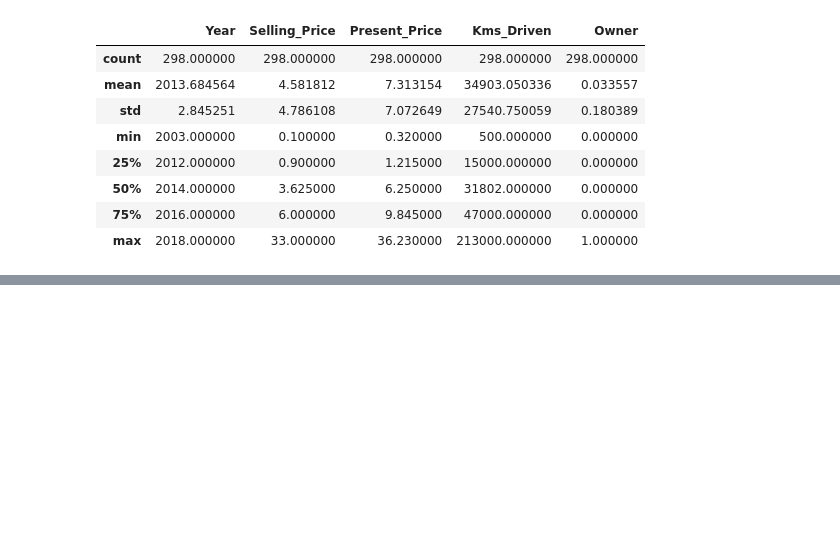
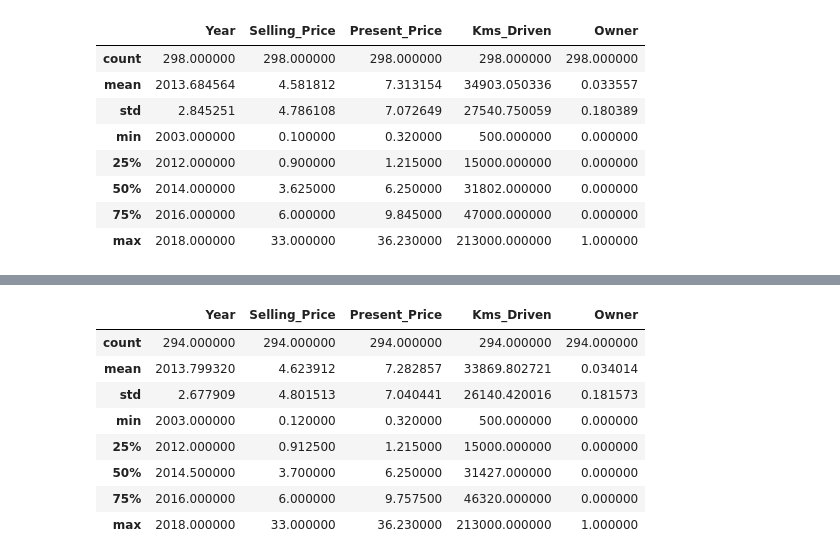
Before and after one commit to MHDadkhah172/MLDailyProject, a Jupyter notebook: 01_car_price_prediction/data_analyze.ipynb, the cells around one changed output, grey strips where cells are left out. Drawn from its saved outputs; the diff is of its cells as text; code cells hidden in the pictures; blank space fills up the shorter version.

```diff
--- a/01_car_price_prediction/data_analyze.ipynb
+++ b/01_car_price_prediction/data_analyze.ipynb
@@ -251,0 +252,12 @@ df.to_csv('data/dataset_Price_Ratio_.24.csv', index=False)
+# %%
+df.describe()
+# %% [output]
+|  | Year | Selling_Price | Present_Price | Kms_Driven | Owner |
+| count | 294.000000 | 294.000000 | 294.000000 | 294.000000 | 294.000000 |
+| mean | 2013.799320 | 4.623912 | 7.282857 | 33869.802721 | 0.034014 |
+| std | 2.677909 | 4.801513 | 7.040441 | 26140.420016 | 0.181573 |
+| min | 2003.000000 | 0.120000 | 0.320000 | 500.000000 | 0.000000 |
+| 25% | 2012.000000 | 0.912500 | 1.215000 | 15000.000000 | 0.000000 |
+| 50% | 2014.500000 | 3.700000 | 6.250000 | 31427.000000 | 0.000000 |
+| 75% | 2016.000000 | 6.000000 | 9.757500 | 46320.000000 | 0.000000 |
+| max | 2018.000000 | 33.000000 | 36.230000 | 213000.000000 | 1.000000 |
```
Also changed, not shown: parts of 21 cells of this notebook, 2 other files.
